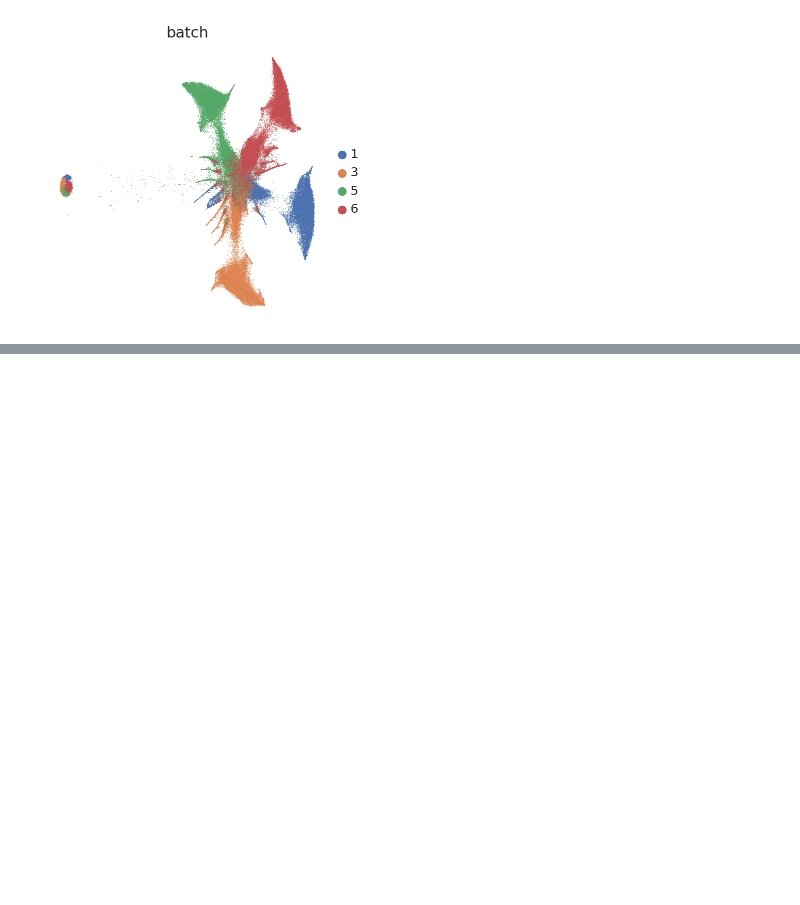
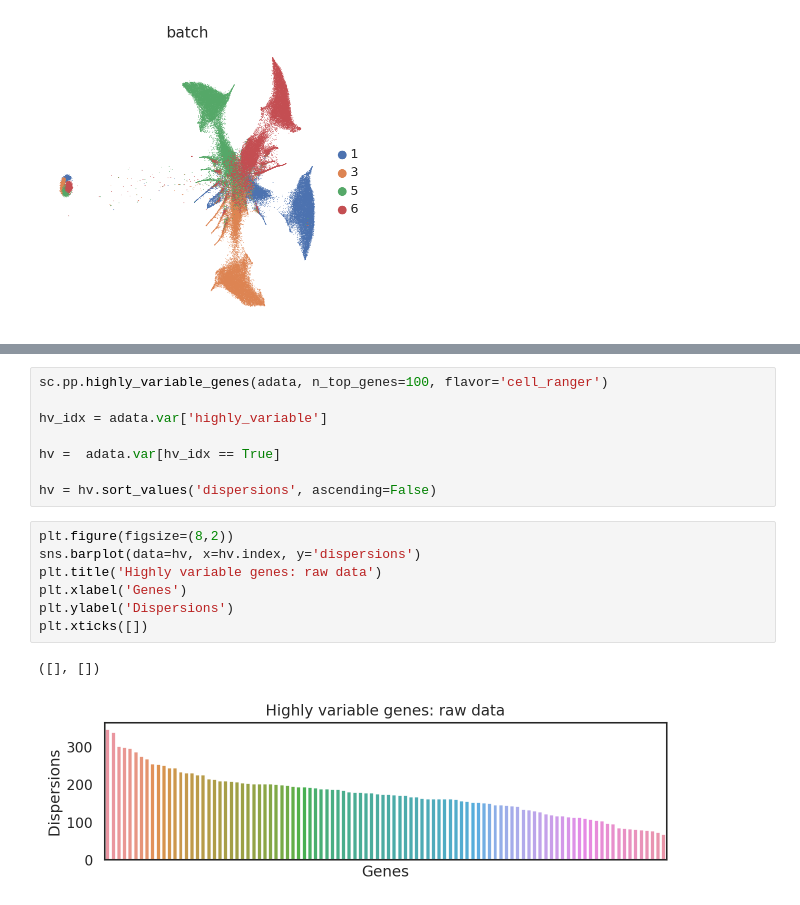
Before and after one commit to jlifferth/scRNAseq_bc, a Jupyter notebook: 04_4903_analysis.ipynb, the cells around one changed output, grey strips where cells are left out. Drawn from its saved outputs; the diff is of its cells as text; blank space fills up the shorter version.

```diff
--- a/04_4903_analysis.ipynb
+++ b/04_4903_analysis.ipynb
@@ -58,0 +152,18 @@ WARNING: saving figure to file figures/umapbatch.png
+# %%
+sc.pp.highly_variable_genes(adata, n_top_genes=100, flavor='cell_ranger')
+
+hv_idx = adata.var['highly_variable']
+
+hv =  adata.var[hv_idx == True]
+
+hv = hv.sort_values('dispersions', ascending=False)
+# %%
+plt.figure(figsize=(8,2))
+sns.barplot(data=hv, x=hv.index, y='dispersions')
+plt.title('Highly variable genes: raw data')
+plt.xlabel('Genes')
+plt.ylabel('Dispersions')
+plt.xticks([])
+# %% [output]
+([], [])
+[figure, added]
```
Also changed, not shown: parts of 29 cells of this notebook.
